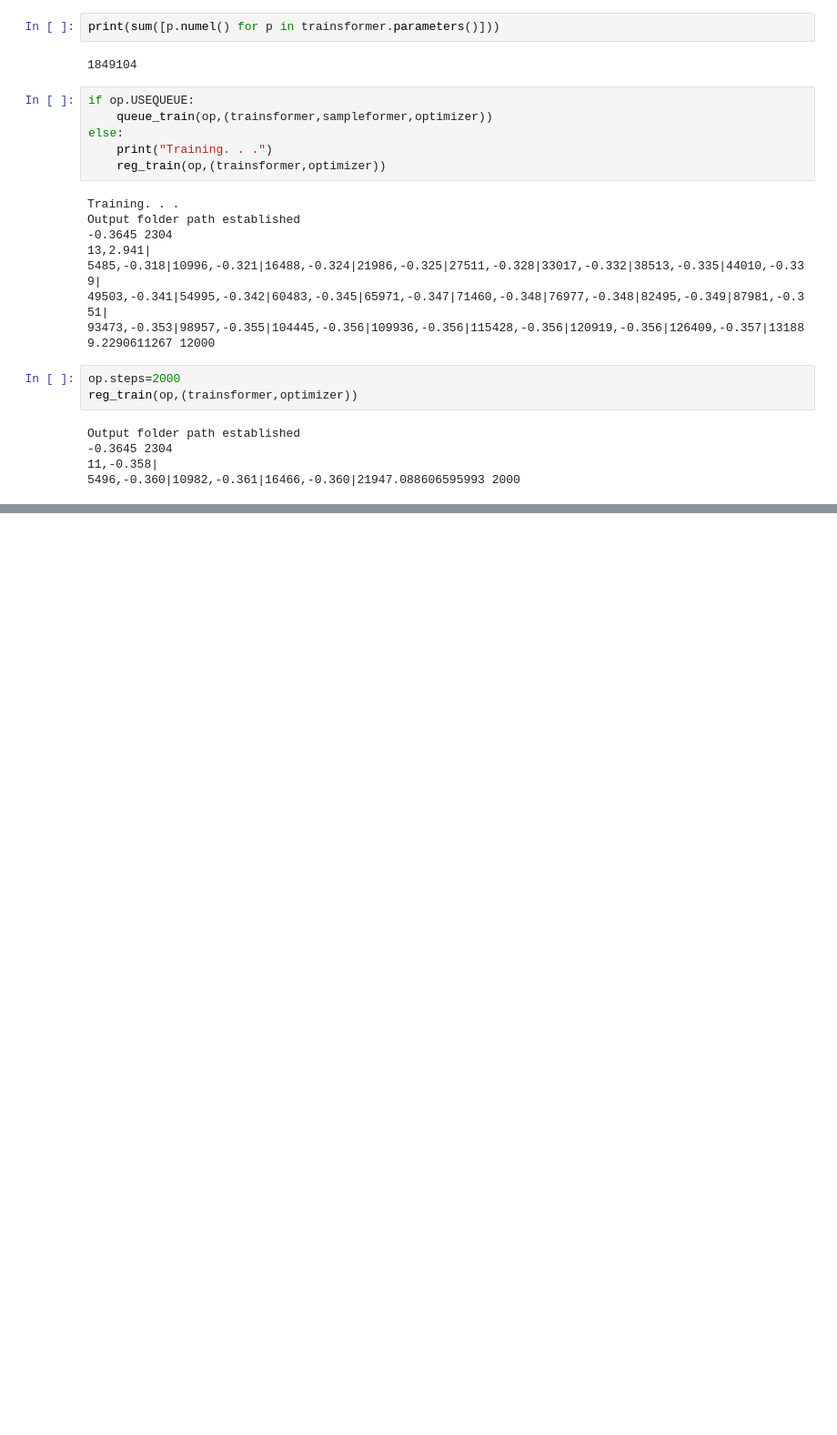
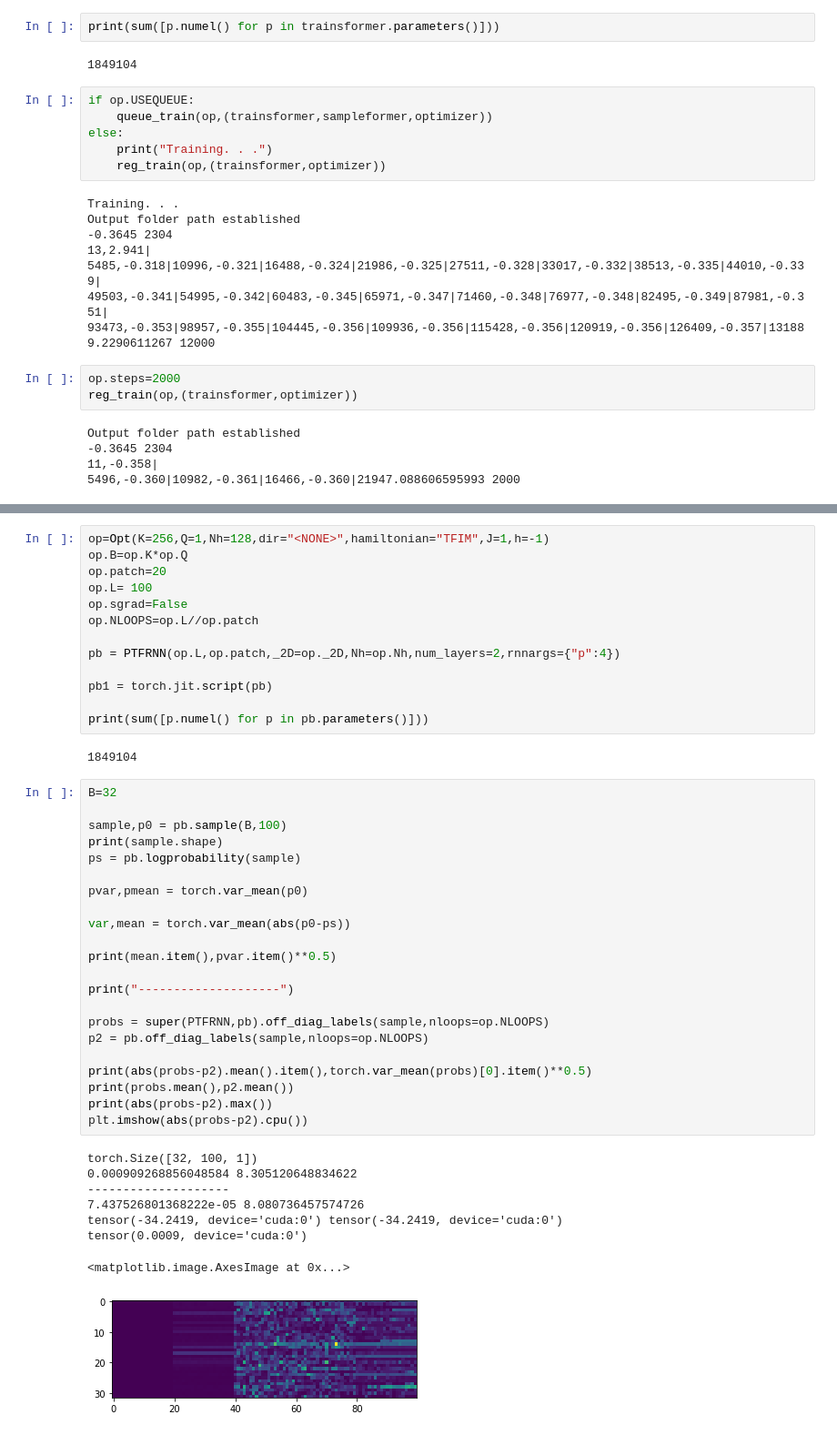
Before and after one commit to ksprague1/NN-QSR, a Jupyter notebook: PTFRNN.ipynb, the cells around one changed output, grey strips where cells are left out. Shown at 91% size. Drawn from its saved outputs; the diff is of its cells as text; blank space fills up the shorter version.

```diff
--- a/PTFRNN.ipynb
+++ b/PTFRNN.ipynb
@@ -610,0 +615,46 @@ Output folder path established
+# %%
+op=Opt(K=256,Q=1,Nh=128,dir="<NONE>",hamiltonian="TFIM",J=1,h=-1)
+op.B=op.K*op.Q
+op.patch=20
+op.L= 100
+op.sgrad=False
+op.NLOOPS=op.L//op.patch
+
+pb = PTFRNN(op.L,op.patch,_2D=op._2D,Nh=op.Nh,num_layers=2,rnnargs={"p":4})
+
+pb1 = torch.jit.script(pb)
+
+print(sum([p.numel() for p in pb.parameters()]))
+# %% [output]
+1849104
+# %%
+B=32
+
+sample,p0 = pb.sample(B,100)
+print(sample.shape)
+ps = pb.logprobability(sample)
+
+pvar,pmean = torch.var_mean(p0)
+
+var,mean = torch.var_mean(abs(p0-ps))
+
+print(mean.item(),pvar.item()**0.5)
+
+print("--------------------")
+
+probs = super(PTFRNN,pb).off_diag_labels(sample,nloops=op.NLOOPS)
+p2 = pb.off_diag_labels(sample,nloops=op.NLOOPS)
+
+print(abs(probs-p2).mean().item(),torch.var_mean(probs)[0].item()**0.5)
+print(probs.mean(),p2.mean())
+print(abs(probs-p2).max())
+plt.imshow(abs(probs-p2).cpu())
+# %% [output]
+torch.Size([32, 100, 1])
+0.000909268856048584 8.305120648834622
+--------------------
+7.437526801368222e-05 8.080736457574726
+tensor(-34.2419, device='cuda:0') tensor(-34.2419, device='cuda:0')
+tensor(0.0009, device='cuda:0')
+<matplotlib.image.AxesImage at 0x...>
+[figure, added]
```
Also changed, not shown: parts of 2 cells of this notebook, 5 other files.
